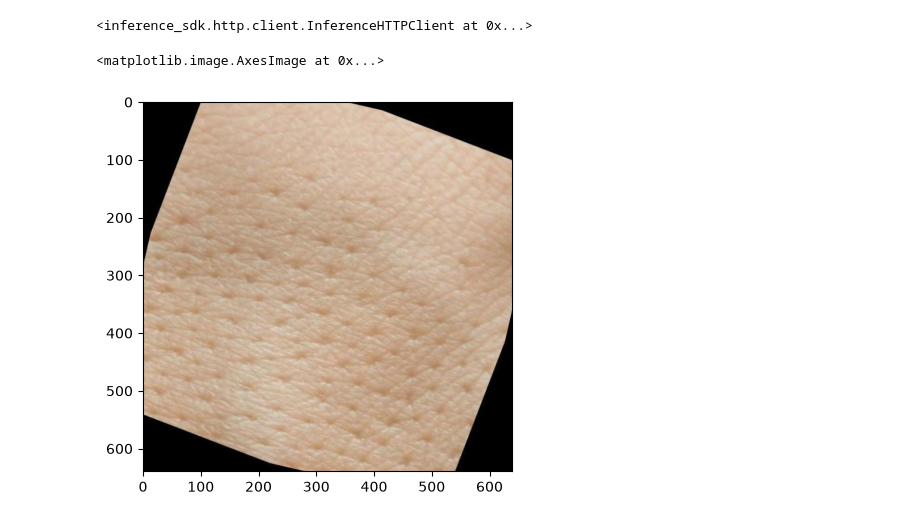
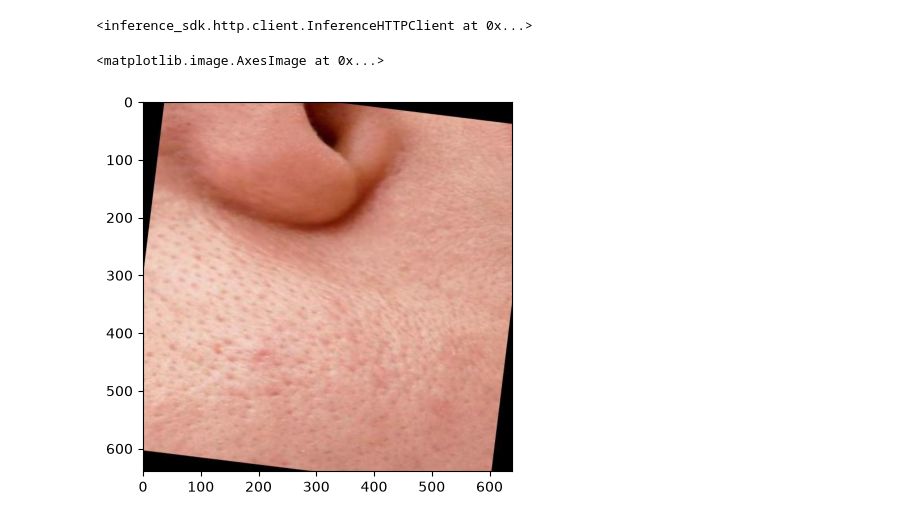
Before and after one commit to Kostimizasyon/bluesense_pores, a Jupyter notebook: src/segmentation_api/segmentation.ipynb, the cells around one changed output. Saved outputs shown, nothing was run; the diff lists cells and outputs as text; code cells hidden in the pictures.

```diff
--- a/src/segmentation_api/segmentation.ipynb
+++ b/src/segmentation_api/segmentation.ipynb
@@ -36,13 +36,13 @@ CLIENT
 # %%
 import cv2
 import matplotlib.pyplot as plt
 
-image = cv2.imread("57_PNG.jpg", cv2.IMREAD_COLOR_RGB)
+image = cv2.imread("-2_PNG_Ogr0eCX8XhScaEnQmBIW.jpg", cv2.IMREAD_COLOR_RGB)
 
 plt.imshow(image)
 # %% [output]
 <matplotlib.image.AxesImage at 0x...>
-[figure, old version]
+[figure, new version]
 # %%
 import supervision as sv
 
```
Also changed, not shown: parts of 2 cells of this notebook, 6 other files.
